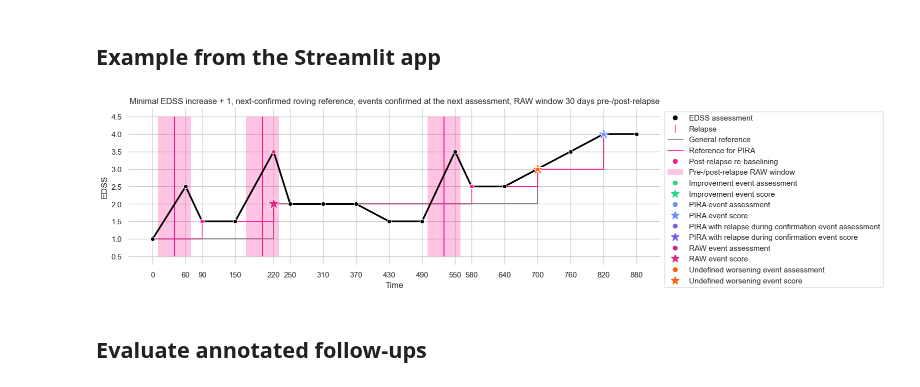
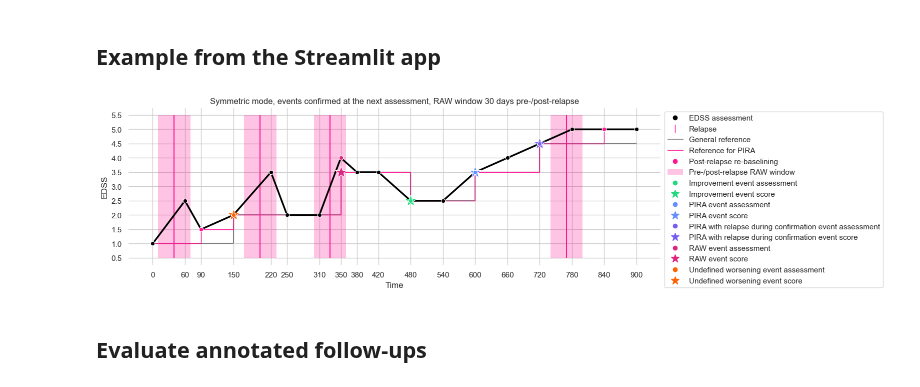
Before and after one commit to drstrupf/multiple-sclerosis-disability-progression, a Jupyter notebook: tutorial_new_annotation_modes.ipynb, the cells around one changed output. Drawn from its saved outputs; the diff is of its cells as text; code cells hidden in the pictures.

Commit message:
Evaluation complete except for event merging stats.

```diff
--- a/tutorial_new_annotation_modes.ipynb
+++ b/tutorial_new_annotation_modes.ipynb
@@ -170,54 +170,52 @@ example_follow_up_df_2 = pd.DataFrame(
         {"days_after_baseline": 0, "edss_score": 1.0},
         {"days_after_baseline": 60, "edss_score": 2.5},
         {"days_after_baseline": 90, "edss_score": 1.5},
-        {"days_after_baseline": 150, "edss_score": 1.5},
+        {"days_after_baseline": 150, "edss_score": 2.0},
         {"days_after_baseline": 220, "edss_score": 3.5},
         {"days_after_baseline": 250, "edss_score": 2.0},
         {"days_after_baseline": 310, "edss_score": 2.0},
-        {"days_after_baseline": 370, "edss_score": 2.0},
-        {"days_after_baseline": 430, "edss_score": 1.5},
-        {"days_after_baseline": 490, "edss_score": 1.5},
-        {"days_after_baseline": 550, "edss_score": 3.5},
-        {"days_after_baseline": 580, "edss_score": 2.5},
-        {"days_after_baseline": 640, "edss_score": 2.5},
-        {"days_after_baseline": 700, "edss_score": 3.0},
-        {"days_after_baseline": 760, "edss_score": 3.5},
-        {"days_after_baseline": 820, "edss_score": 4.0},
-        {"days_after_baseline": 880, "edss_score": 4.0},
+        {"days_after_baseline": 350, "edss_score": 4.0},
+        {"days_after_baseline": 380, "edss_score": 3.5},
+        {"days_after_baseline": 420, "edss_score": 3.5},
+        {"days_after_baseline": 480, "edss_score": 2.5},
+        {"days_after_baseline": 540, "edss_score": 2.5},
+        {"days_after_baseline": 600, "edss_score": 3.5},
+        {"days_after_baseline": 660, "edss_score": 4.0},
+        {"days_after_baseline": 720, "edss_score": 4.5},
+        {"days_after_baseline": 780, "edss_score": 5.0},
+        {"days_after_baseline": 840, "edss_score": 5.0},
+        {"days_after_baseline": 900, "edss_score": 5.0},
     ]
 )
+example_relapse_timestamps_2 = [40, 200, 330, 770]
 # %%
 fig, ax = plt.subplots(1, 1, figsize=(16, 4))
 visualization.annotate_plot_follow_up(
     follow_up_dataframe=example_follow_up_df_2,
-    relapse_timestamps=[
-        40,
-        200,
-        530,
-    ],
+    relapse_timestamps=example_relapse_timestamps_2,
     # Options for EDSSProgression
     annotation_mode="symmetric",
     undefined_events_annotation_mode="all",
     opt_baseline_type="fixed",
     # PIRA/RAW options - ignored if no relapses specified
     opt_raw_before_relapse_max_time=30,
     opt_raw_after_relapse_max_time=30,
     # Minimum increase options
     opt_max_score_that_requires_plus_1=5.0,
     # Confirmation options
     opt_require_confirmation=True,
     opt_confirmation_time=0.5,  # Next-confirmed
     # Plot args
     ax=ax,
 )
 fig.tight_layout()
 ax.set_title(
-    "Minimal EDSS increase + 1, next-confirmed roving reference, events confirmed at the next assessment, RAW window 30 days pre-/post-relapse"
+    "Symmetric mode, events confirmed at the next assessment, RAW window 30 days pre-/post-relapse"
 )
 sns.despine(bottom=True, left=True, right=True, top=True)
 plt.show()
 # %% [output]
-[figure, old version]
+[figure, new version]
 # %% [markdown]
 ## Evaluate annotated follow-ups
 # %% [markdown]
```
Also changed, not shown: parts of 34 cells of this notebook, 1 other file.
